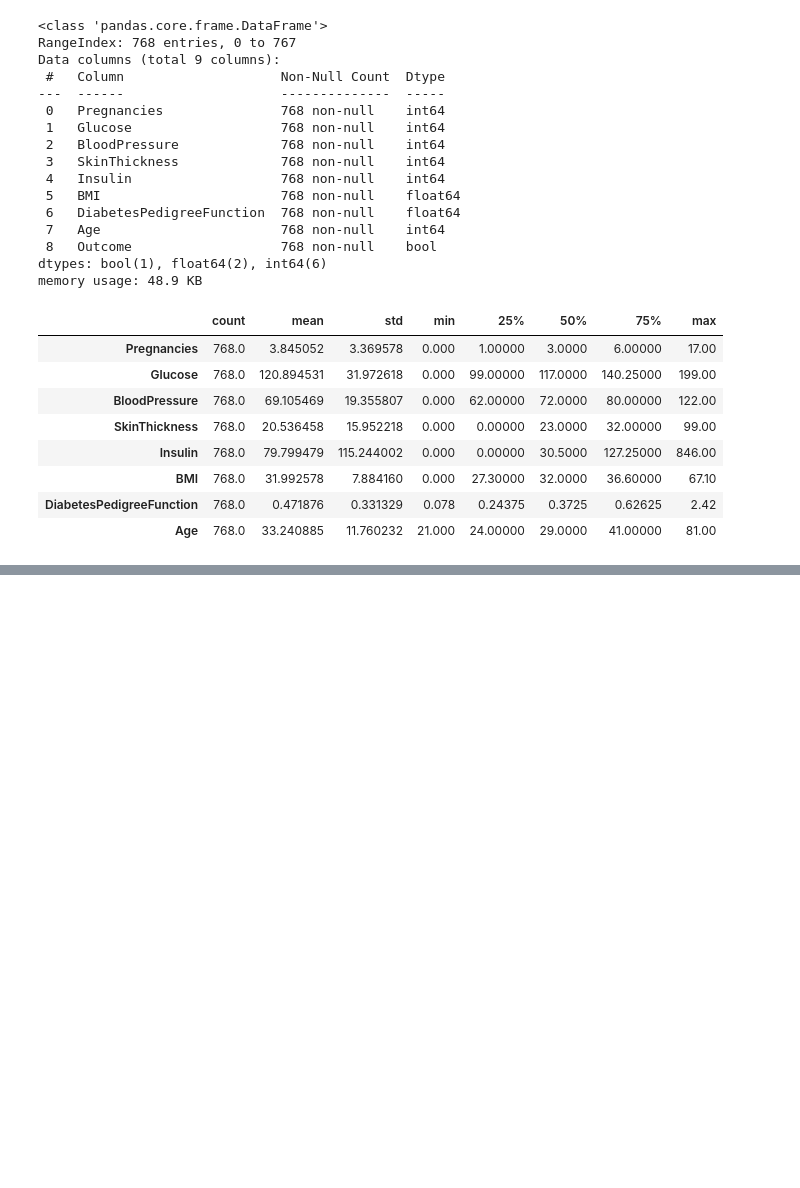
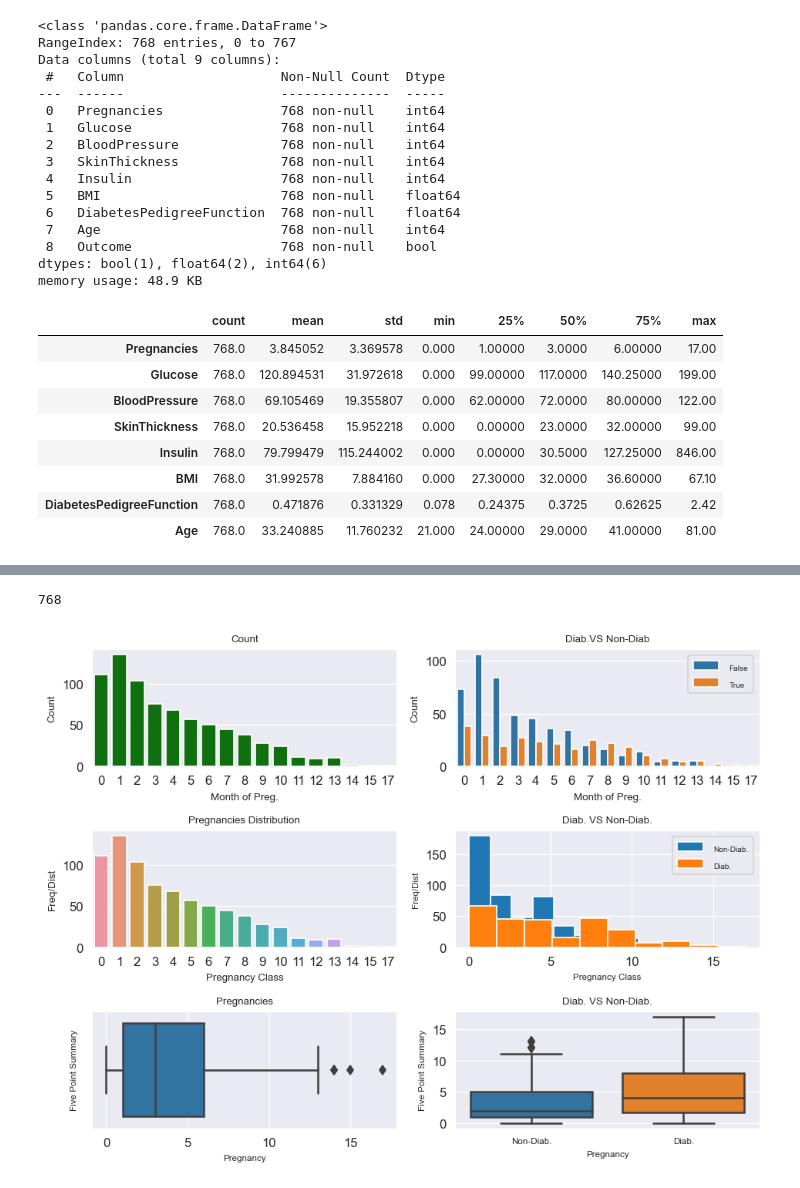
Before and after one commit to kakkar87/data_science_portfolio, a Jupyter notebook: Diabetes/Univariate Statistical Analysis on Diabetes.ipynb, the cells around one changed output, grey strips where cells are left out. Saved outputs shown, nothing was run; the diff lists cells and outputs as text; code cells hidden in the pictures; blank space fills up the shorter version.

```diff
--- a/Diabetes/Univariate Statistical Analysis on Diabetes.ipynb
+++ b/Diabetes/Univariate Statistical Analysis on Diabetes.ipynb
@@ -77,0 +115,53 @@ df.describe().T
+# %%
+sum(preg_proportion)
+# %% [output]
+768
+# %%
+fig, axes = plt.subplots(nrows=3, ncols=2, dpi=120, figsize=(8,6))
+
+plot00 = sns.countplot('Pregnancies', data=df, ax=axes[0][0], color='green')
+axes[0][0].set_title('Count', fontdict={'fontsize':8})
+axes[0][0].set_xlabel('Month of Preg.', fontdict={'fontsize':8})
+axes[0][0].set_ylabel('Count', fontdict={'fontsize':8})
+plt.tight_layout()
+
+plot01 = sns.countplot('Pregnancies', data=df, ax=axes[0][1], hue='Outcome')
+axes[0][1].set_title('Diab.VS Non-Diab', fontdict={'fontsize':8})
+axes[0][1].set_xlabel('Month of Preg.', fontdict={'fontsize':8})
+axes[0][1].set_ylabel('Count', fontdict={'fontsize':8})
+plot01.axes.legend(loc=1)
+plt.setp(axes[0][1].get_legend().get_texts(), fontsize='6')
+plt.setp(axes[0][1].get_legend().get_title(), fontsize='6')
+plt.tight_layout()
+
+plot10 = sns.countplot('Pregnancies', data=df, ax=axes[1][0])
+axes[1][0].set_title('Pregnancies Distribution', fontdict={'fontsize':8})
+axes[1][0].set_xlabel('Pregnancy Class', fontdict={'fontsize':8})
+axes[1][0].set_ylabel('Freq/Dist', fontdict={'fontsize':8})
+plt.tight_layout()
+
+plot11 = df[df['Outcome']==False]['Pregnancies'].plot.hist(ax=axes[1][1],label='Non-Diab.')
+plot11_2=df[df['Outcome']==True]['Pregnancies'].plot.hist(ax=axes[1][1],label='Diab.')
+axes[1][1].set_title('Diab. VS Non-Diab.',fontdict={'fontsize':8})
+axes[1][1].set_xlabel('Pregnancy Class',fontdict={'fontsize':7})
+axes[1][1].set_ylabel('Freq/Dist',fontdict={'fontsize':7})
+plot11.axes.legend(loc=1)
+plt.setp(axes[1][1].get_legend().get_texts(), fontsize='6') # for legend text
+plt.setp(axes[1][1].get_legend().get_title(), fontsize='6') # for legend title
+plt.tight_layout()
+
+plot20 = sns.boxplot(df['Pregnancies'],ax=axes[2][0],orient='v')
+axes[2][0].set_title('Pregnancies',fontdict={'fontsize':8})
+axes[2][0].set_xlabel('Pregnancy',fontdict={'fontsize':7})
+axes[2][0].set_ylabel('Five Point Summary',fontdict={'fontsize':7})
+plt.tight_layout()
+
+plot21 = sns.boxplot(x='Outcome',y='Pregnancies',data=df,ax=axes[2][1])
+axes[2][1].set_title('Diab. VS Non-Diab.',fontdict={'fontsize':8})
+axes[2][1].set_xlabel('Pregnancy',fontdict={'fontsize':7})
+axes[2][1].set_ylabel('Five Point Summary',fontdict={'fontsize':7})
+plt.xticks(ticks=[0,1],labels=['Non-Diab.','Diab.'],fontsize=7)
+plt.tight_layout()
+plt.show()
+# %% [output]
+[figure, added]
```
Also changed, not shown: parts of 15 cells of this notebook, 5 other files.
